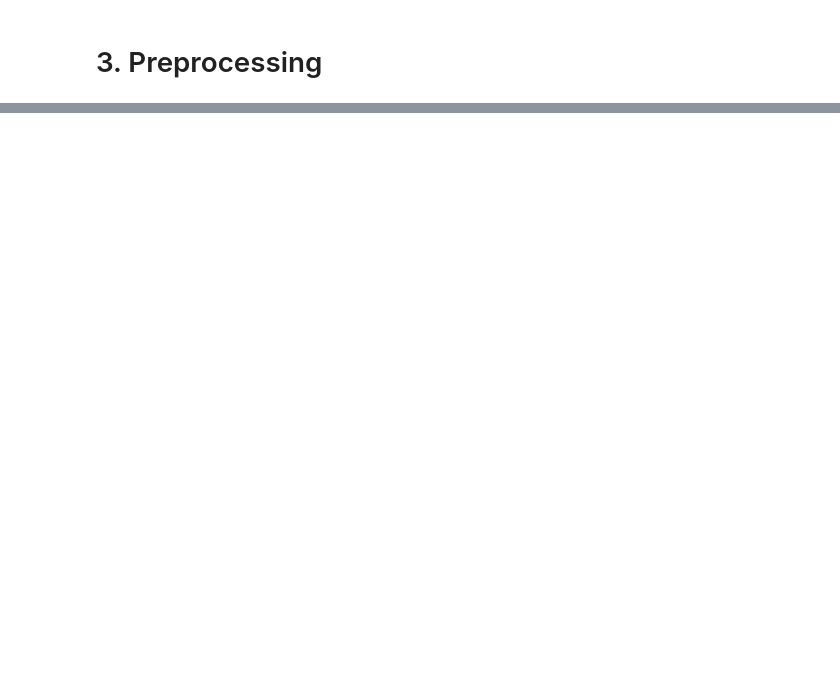
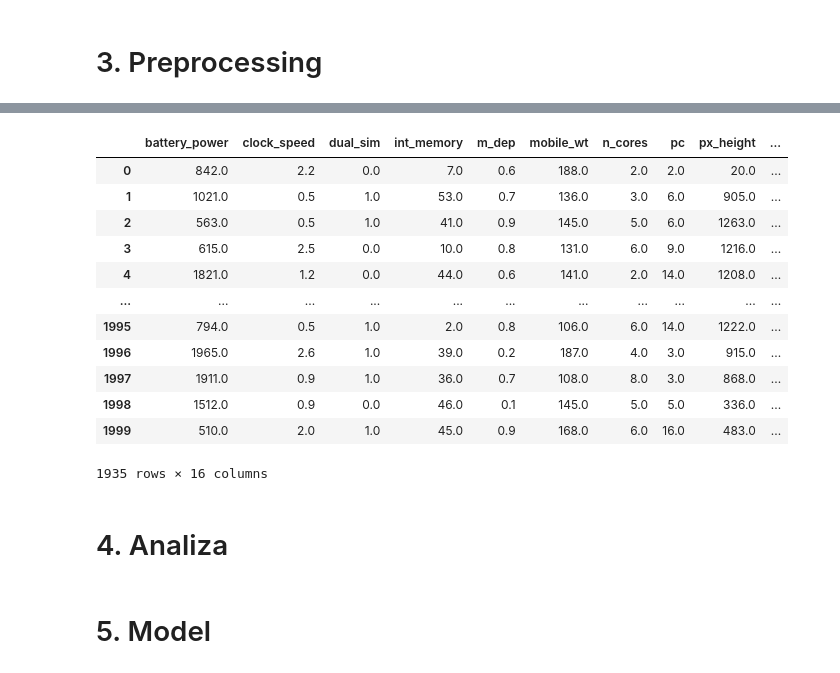
Before and after one commit to xDDreki/projekt_ML, a Jupyter notebook: sieci.ipynb, the cells around one changed output, grey strips where cells are left out. Drawn from its saved outputs; the diff is of its cells as text; code cells hidden in the pictures; blank space fills up the shorter version.

Commit message:
(Chyba) Skończony preprocessing
Imputery, OH Encoder i skalowanie.

```diff
--- a/sieci.ipynb
+++ b/sieci.ipynb
@@ -78,0 +103,30 @@ array([[<Axes: xlabel='battery_power', ylabel='battery_power'>,
+# %%
+df_numeric = raw_df.select_dtypes(include="number")
+df_categ = raw_df.select_dtypes(exclude="number")
+
+from sklearn.impute import SimpleImputer
+
+imputer_numeric = SimpleImputer(strategy='mean')
+imputer_numeric.fit(df_numeric)
+df_numeric_transformed = imputer_numeric.transform(df_numeric)
+# %%
+df_numeric = pd.DataFrame(df_numeric_transformed, columns = imputer_numeric.get_feature_names_out())
+df_numeric
+# %% [output]
+|  | battery_power | clock_speed | dual_sim | int_memory | m_dep | mobile_wt | n_cores | pc | px_height | ... |
+| 0 | 842.0 | 2.2 | 0.0 | 7.0 | 0.6 | 188.0 | 2.0 | 2.0 | 20.0 | ... |
+| 1 | 1021.0 | 0.5 | 1.0 | 53.0 | 0.7 | 136.0 | 3.0 | 6.0 | 905.0 | ... |
+| 2 | 563.0 | 0.5 | 1.0 | 41.0 | 0.9 | 145.0 | 5.0 | 6.0 | 1263.0 | ... |
+| 3 | 615.0 | 2.5 | 0.0 | 10.0 | 0.8 | 131.0 | 6.0 | 9.0 | 1216.0 | ... |
+| 4 | 1821.0 | 1.2 | 0.0 | 44.0 | 0.6 | 141.0 | 2.0 | 14.0 | 1208.0 | ... |
+| ... | ... | ... | ... | ... | ... | ... | ... | ... | ... | ... |
+| 1995 | 794.0 | 0.5 | 1.0 | 2.0 | 0.8 | 106.0 | 6.0 | 14.0 | 1222.0 | ... |
+| 1996 | 1965.0 | 2.6 | 1.0 | 39.0 | 0.2 | 187.0 | 4.0 | 3.0 | 915.0 | ... |
+| 1997 | 1911.0 | 0.9 | 1.0 | 36.0 | 0.7 | 108.0 | 8.0 | 3.0 | 868.0 | ... |
+| 1998 | 1512.0 | 0.9 | 0.0 | 46.0 | 0.1 | 145.0 | 5.0 | 5.0 | 336.0 | ... |
+| 1999 | 510.0 | 2.0 | 1.0 | 45.0 | 0.9 | 168.0 | 6.0 | 16.0 | 483.0 | ... |
+1935 rows × 16 columns
+# %% [markdown]
+# 4. Analiza
+# %% [markdown]
+# 5. Model
```
Also changed, not shown: parts of 9 cells of this notebook.
